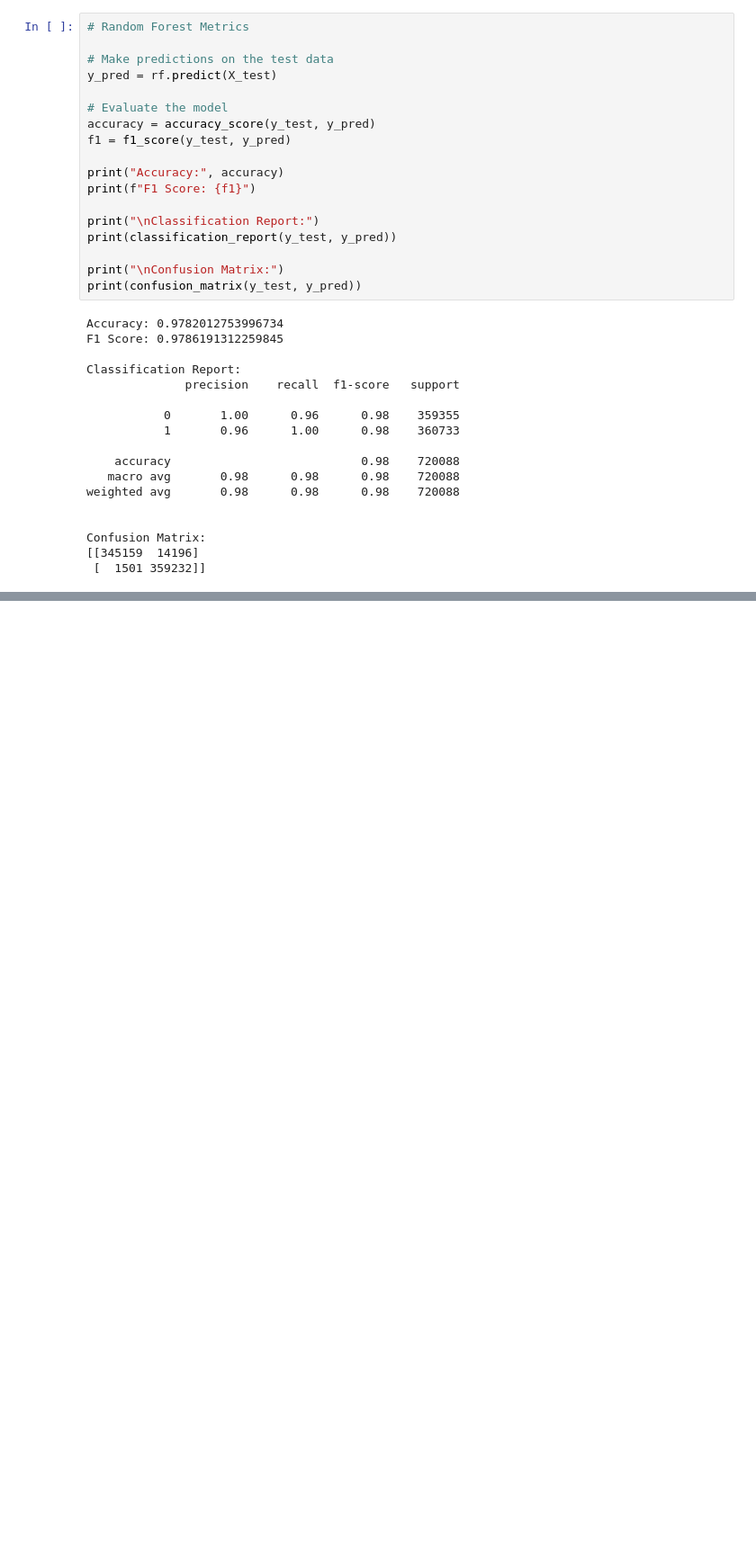
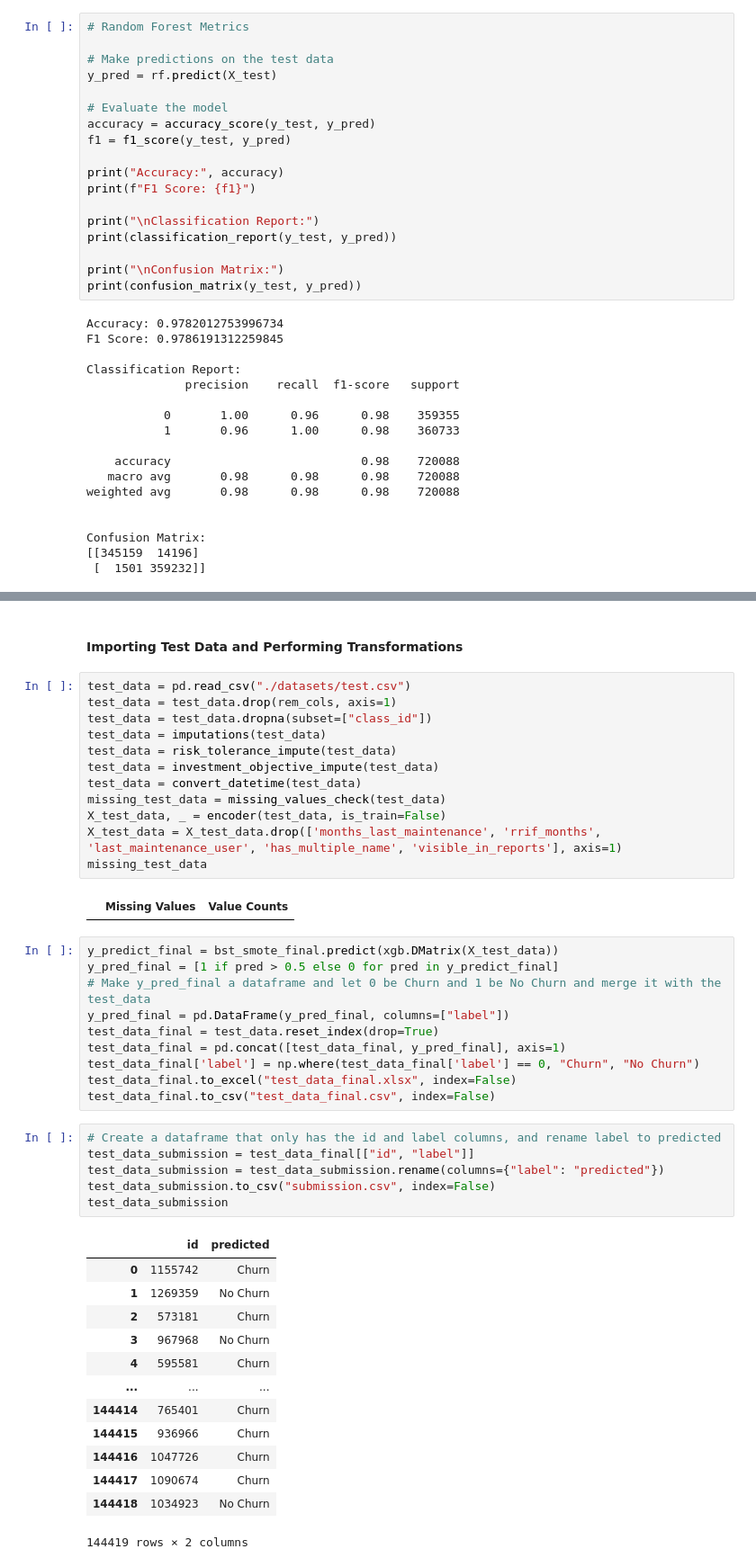
Before and after one commit to adparekh/CxC-Hackathon, a Jupyter notebook: final-hackathon.ipynb, the cells around one changed output, grey strips where cells are left out. Shown: that part at 90% size. Cells and saved outputs as stored; diff of their text form; blank space fills up the shorter version.

```diff
--- a/final-hackathon.ipynb
+++ b/final-hackathon.ipynb
@@ -721,0 +840,46 @@ Confusion Matrix:
+# %% [markdown]
+#### Importing Test Data and Performing Transformations
+# %%
+test_data = pd.read_csv("./datasets/test.csv")
+test_data = test_data.drop(rem_cols, axis=1)
+test_data = test_data.dropna(subset=["class_id"])
+test_data = imputations(test_data)
+test_data = risk_tolerance_impute(test_data)
+test_data = investment_objective_impute(test_data)
+test_data = convert_datetime(test_data)
+missing_test_data = missing_values_check(test_data)
+X_test_data, _ = encoder(test_data, is_train=False)
+X_test_data = X_test_data.drop(['months_last_maintenance', 'rrif_months', 'last_maintenance_user', 'has_multiple_name', 'visible_in_reports'], axis=1)
+missing_test_data
+# %% [output]
+|  | Missing Values | Value Counts |
+# %%
+y_predict_final = bst_smote_final.predict(xgb.DMatrix(X_test_data))
+y_pred_final = [1 if pred > 0.5 else 0 for pred in y_predict_final]
+# Make y_pred_final a dataframe and let 0 be Churn and 1 be No Churn and merge it with the test_data
+y_pred_final = pd.DataFrame(y_pred_final, columns=["label"])
+test_data_final = test_data.reset_index(drop=True)
+test_data_final = pd.concat([test_data_final, y_pred_final], axis=1)
+test_data_final['label'] = np.where(test_data_final['label'] == 0, "Churn", "No Churn")
+test_data_final.to_excel("test_data_final.xlsx", index=False)
+test_data_final.to_csv("test_data_final.csv", index=False)
+# %%
+# Create a dataframe that only has the id and label columns, and rename label to predicted
+test_data_submission = test_data_final[["id", "label"]]
+test_data_submission = test_data_submission.rename(columns={"label": "predicted"})
+test_data_submission.to_csv("submission.csv", index=False)
+test_data_submission
+# %% [output]
+|  | id | predicted |
+| 0 | 1155742 | Churn |
+| 1 | 1269359 | No Churn |
+| 2 | 573181 | Churn |
+| 3 | 967968 | No Churn |
+| 4 | 595581 | Churn |
+| ... | ... | ... |
+| 144414 | 765401 | Churn |
+| 144415 | 936966 | Churn |
+| 144416 | 1047726 | Churn |
+| 144417 | 1090674 | Churn |
+| 144418 | 1034923 | No Churn |
+144419 rows × 2 columns
```
Also changed, not shown: parts of 24 cells of this notebook.
